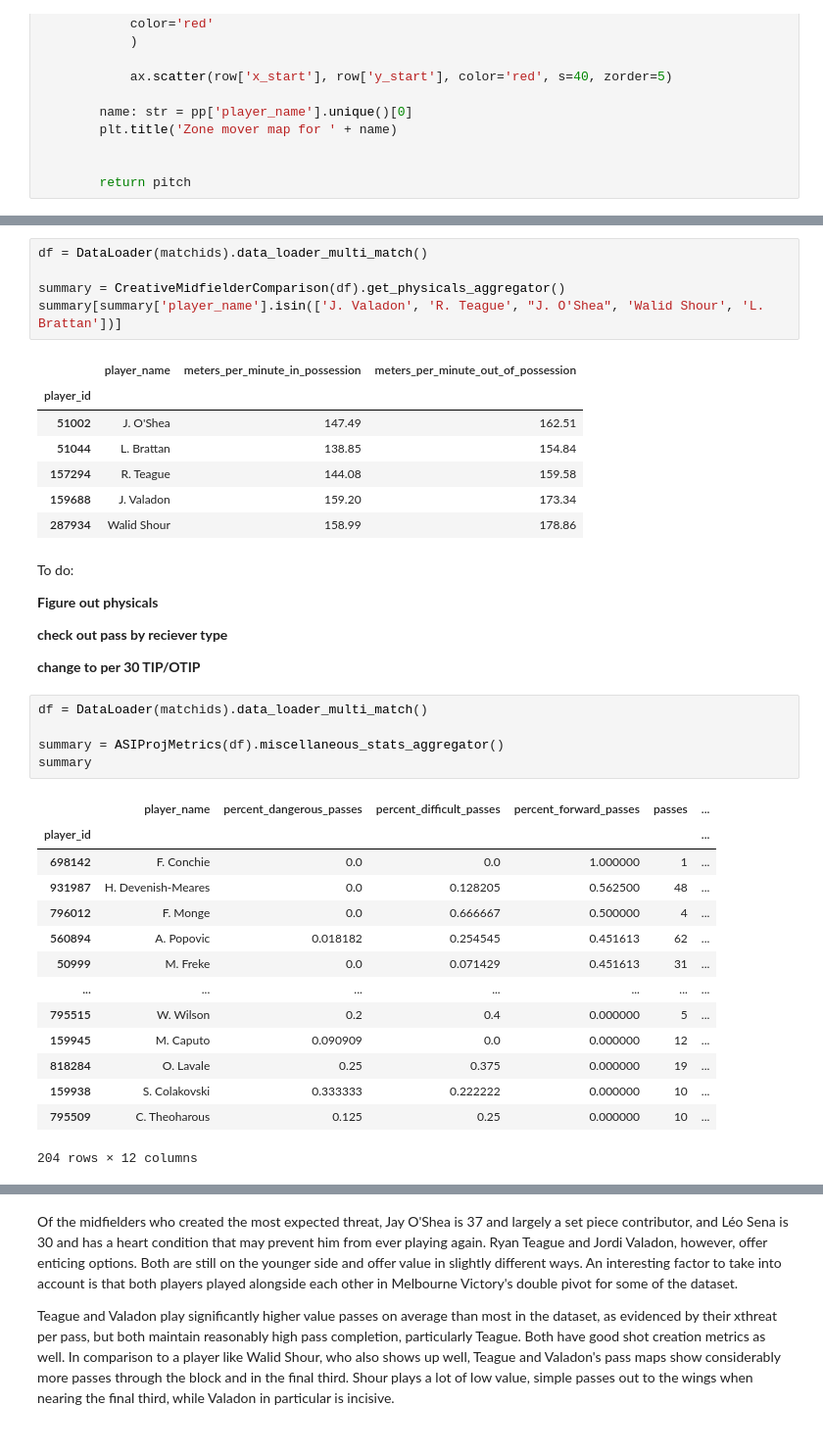
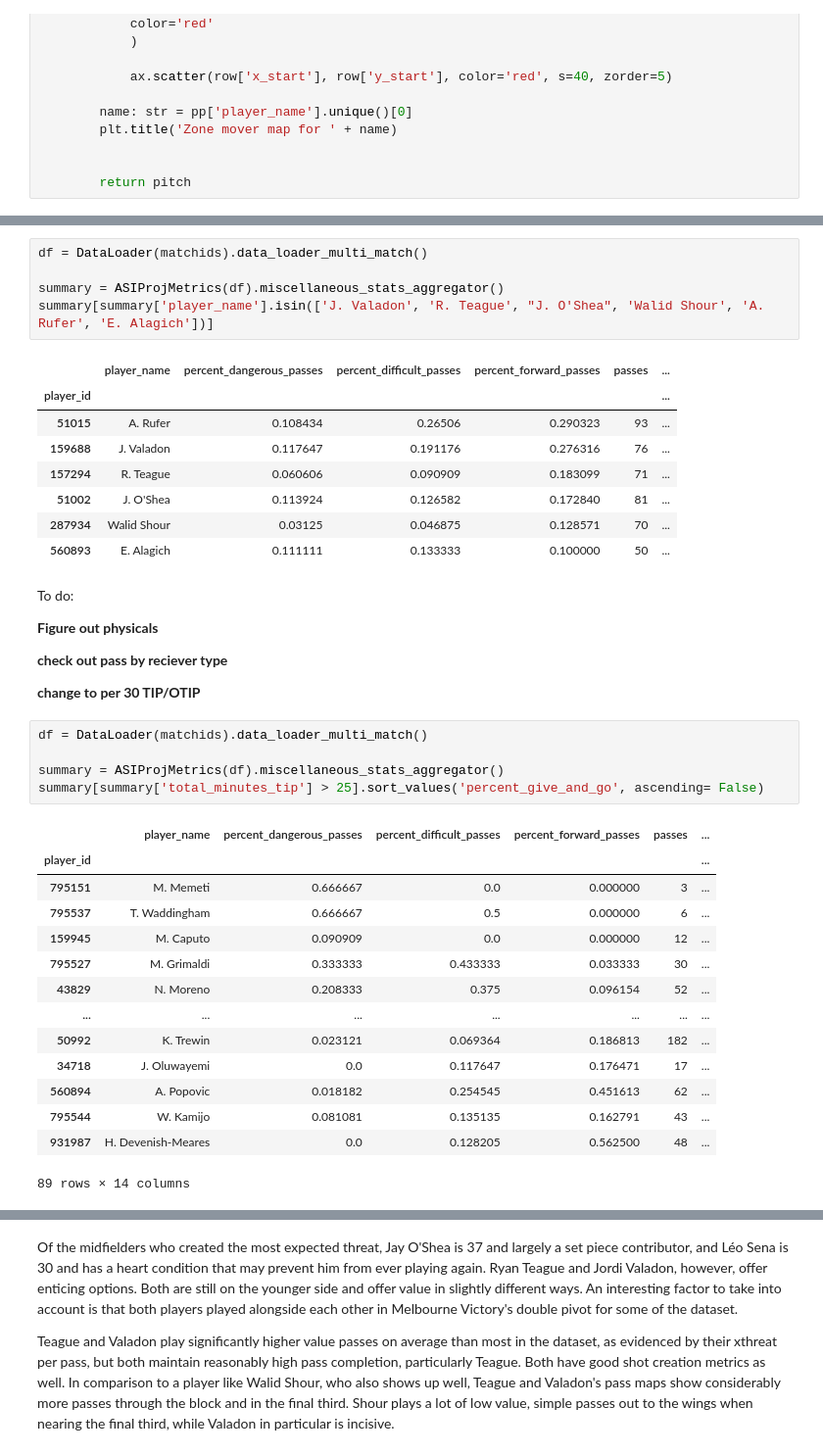
Before and after one commit to nkrackeler30/ASIProj, a Jupyter notebook: Data/ASIProj.ipynb, the cells around one changed output, grey strips where cells are left out. Shown at 98% size. Drawn from its saved outputs; the diff is of its cells as text.

```diff
--- a/Data/ASIProj.ipynb
+++ b/Data/ASIProj.ipynb
@@ -1266,16 +1289,17 @@ class StyleAggregator:
 # %%
 df = DataLoader(matchids).data_loader_multi_match()
 
-summary = CreativeMidfielderComparison(df).get_physicals_aggregator()
-summary[summary['player_name'].isin(['J. Valadon', 'R. Teague', "J. O'Shea", 'Walid Shour', 'L. Brattan'])]
+summary = ASIProjMetrics(df).miscellaneous_stats_aggregator()
+summary[summary['player_name'].isin(['J. Valadon', 'R. Teague', "J. O'Shea", 'Walid Shour', 'A. Rufer', 'E. Alagich'])]
 # %% [output]
-|  | player_name | meters_per_minute_in_possession | meters_per_minute_out_of_possession |
-| player_id |  |  |  |
-| 51002 | J. O'Shea | 147.49 | 162.51 |
-| 51044 | L. Brattan | 138.85 | 154.84 |
-| 157294 | R. Teague | 144.08 | 159.58 |
-| 159688 | J. Valadon | 159.20 | 173.34 |
-| 287934 | Walid Shour | 158.99 | 178.86 |
+|  | player_name | percent_dangerous_passes | percent_difficult_passes | percent_forward_passes | passes | ... |
+| player_id |  |  |  |  |  | ... |
+| 51015 | A. Rufer | 0.108434 | 0.26506 | 0.290323 | 93 | ... |
+| 159688 | J. Valadon | 0.117647 | 0.191176 | 0.276316 | 76 | ... |
+| 157294 | R. Teague | 0.060606 | 0.090909 | 0.183099 | 71 | ... |
+| 51002 | J. O'Shea | 0.113924 | 0.126582 | 0.172840 | 81 | ... |
+| 287934 | Walid Shour | 0.03125 | 0.046875 | 0.128571 | 70 | ... |
+| 560893 | E. Alagich | 0.111111 | 0.133333 | 0.100000 | 50 | ... |
 # %% [markdown]
 To do:
 
@@ -1287,23 +1311,23 @@ To do:
 # %%
 df = DataLoader(matchids).data_loader_multi_match()
 
 summary = ASIProjMetrics(df).miscellaneous_stats_aggregator()
-summary
+summary[summary['total_minutes_tip'] > 25].sort_values('percent_give_and_go', ascending= False)
 # %% [output]
 |  | player_name | percent_dangerous_passes | percent_difficult_passes | percent_forward_passes | passes | ... |
 | player_id |  |  |  |  |  | ... |
-| 698142 | F. Conchie | 0.0 | 0.0 | 1.000000 | 1 | ... |
+| 795151 | M. Memeti | 0.666667 | 0.0 | 0.000000 | 3 | ... |
+| 795537 | T. Waddingham | 0.666667 | 0.5 | 0.000000 | 6 | ... |
+| 159945 | M. Caputo | 0.090909 | 0.0 | 0.000000 | 12 | ... |
+| 795527 | M. Grimaldi | 0.333333 | 0.433333 | 0.033333 | 30 | ... |
+| 43829 | N. Moreno | 0.208333 | 0.375 | 0.096154 | 52 | ... |
+| ... | ... | ... | ... | ... | ... | ... |
+| 50992 | K. Trewin | 0.023121 | 0.069364 | 0.186813 | 182 | ... |
+| 34718 | J. Oluwayemi | 0.0 | 0.117647 | 0.176471 | 17 | ... |
+| 560894 | A. Popovic | 0.018182 | 0.254545 | 0.451613 | 62 | ... |
+| 795544 | W. Kamijo | 0.081081 | 0.135135 | 0.162791 | 43 | ... |
 | 931987 | H. Devenish-Meares | 0.0 | 0.128205 | 0.562500 | 48 | ... |
-| 796012 | F. Monge | 0.0 | 0.666667 | 0.500000 | 4 | ... |
-| 560894 | A. Popovic | 0.018182 | 0.254545 | 0.451613 | 62 | ... |
-| 50999 | M. Freke | 0.0 | 0.071429 | 0.451613 | 31 | ... |
-| ... | ... | ... | ... | ... | ... | ... |
-| 795515 | W. Wilson | 0.2 | 0.4 | 0.000000 | 5 | ... |
-| 159945 | M. Caputo | 0.090909 | 0.0 | 0.000000 | 12 | ... |
-| 818284 | O. Lavale | 0.25 | 0.375 | 0.000000 | 19 | ... |
-| 159938 | S. Colakovski | 0.333333 | 0.222222 | 0.000000 | 10 | ... |
-| 795509 | C. Theoharous | 0.125 | 0.25 | 0.000000 | 10 | ... |
-204 rows × 12 columns
+89 rows × 14 columns
 # %%
 df = DataLoader(matchids).data_loader_multi_match()
 
```
Also changed, not shown: parts of 11 cells of this notebook.
